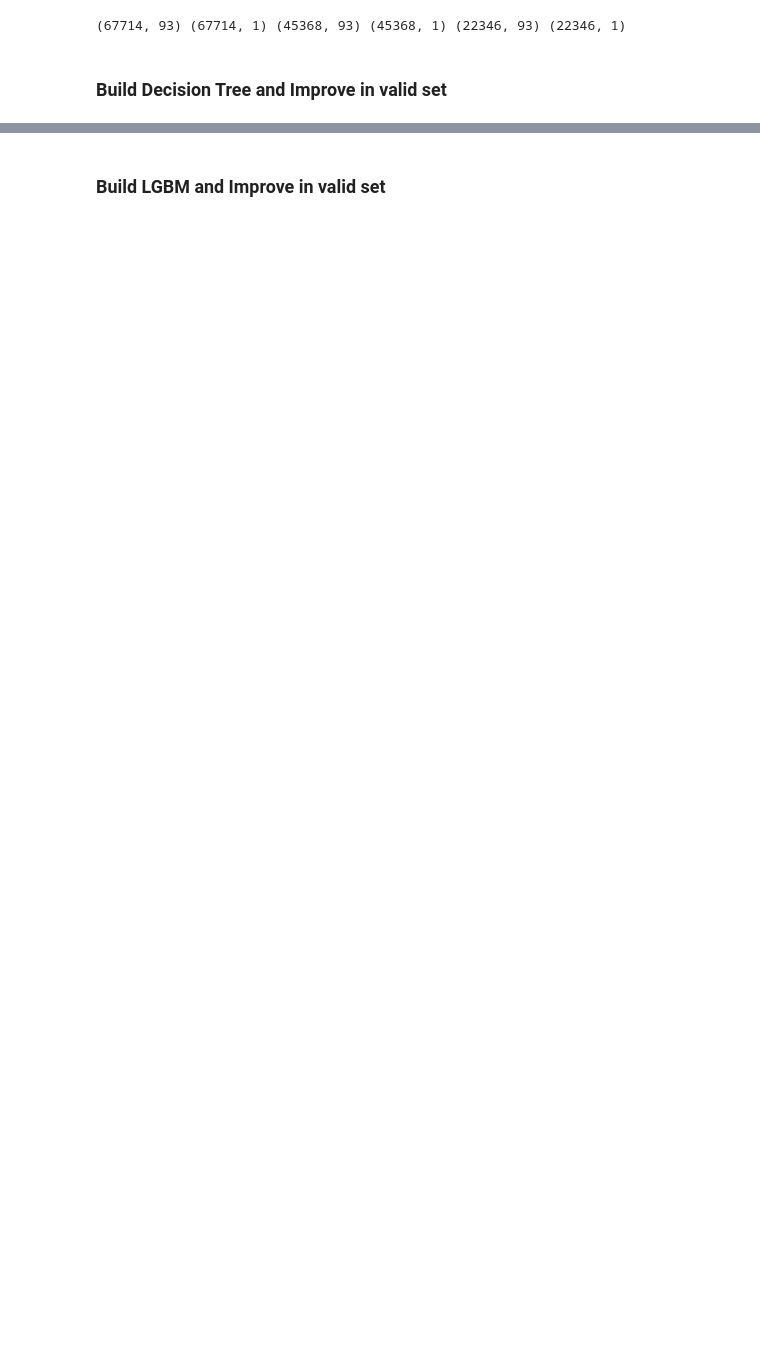
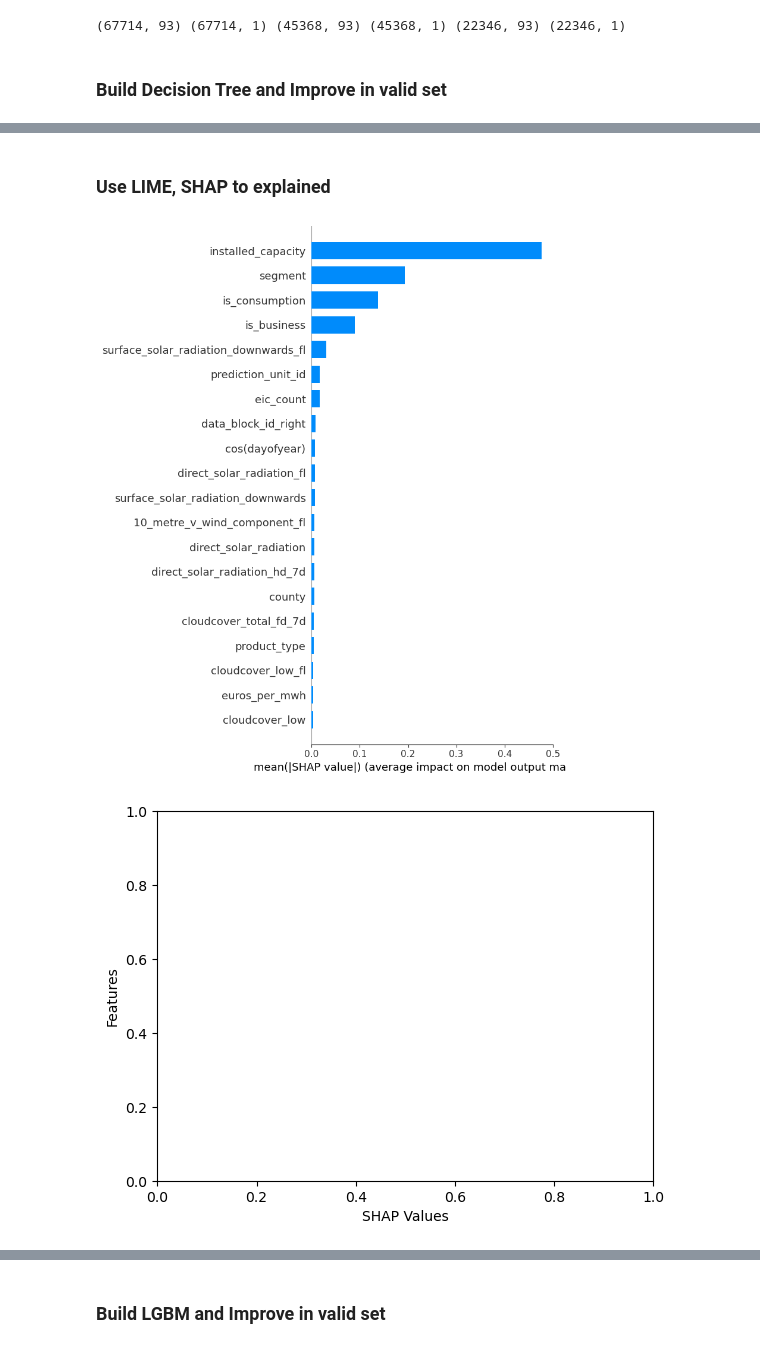
Before and after one commit to dinhtanloc/ads_enfit, a Jupyter notebook: prj/5.XAI/5.XAI.ipynb, the cells around one changed output, grey strips where cells are left out. Cells and saved outputs as stored; diff of their text form; code cells hidden in the pictures; blank space fills up the shorter version.

```diff
--- a/prj/5.XAI/5.XAI.ipynb
+++ b/prj/5.XAI/5.XAI.ipynb
@@ -86,0 +94,11 @@ NameError: name 'plot_tree' is not defined
+# %% [markdown]
+### Use LIME, SHAP to explained
+# %%
+explainer_dt = shap.Explainer(dt_model, X_train)
+shap_values_dt = explainer_dt(X_valid, check_additivity=False)
+
+
+shap.summary_plot(shap_values_dt, X_valid, plot_type="bar", title="SHAP Decision Tree Feature Importance")
+# %% [output]
+[figure, added]
+[figure, added]
```
Also changed, not shown: parts of 19 cells of this notebook.
